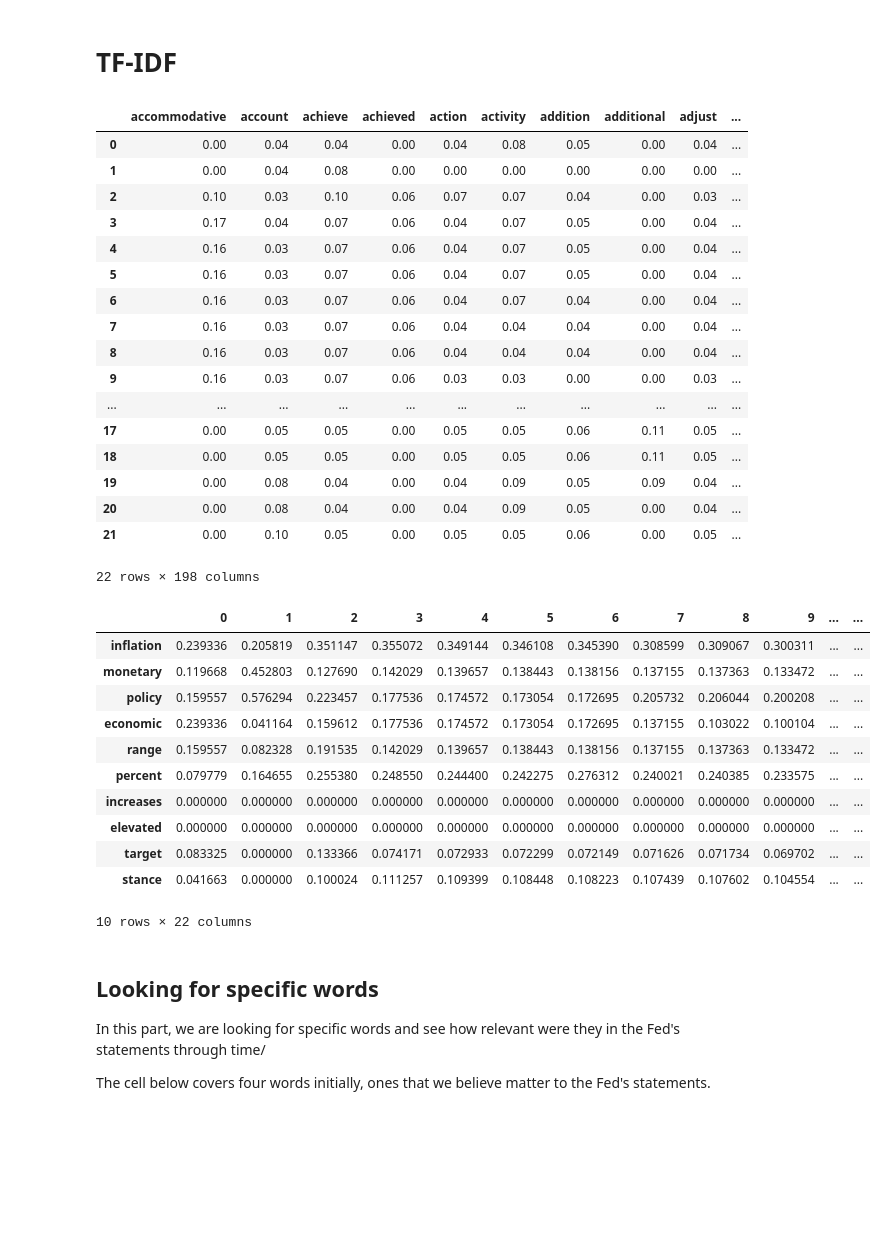
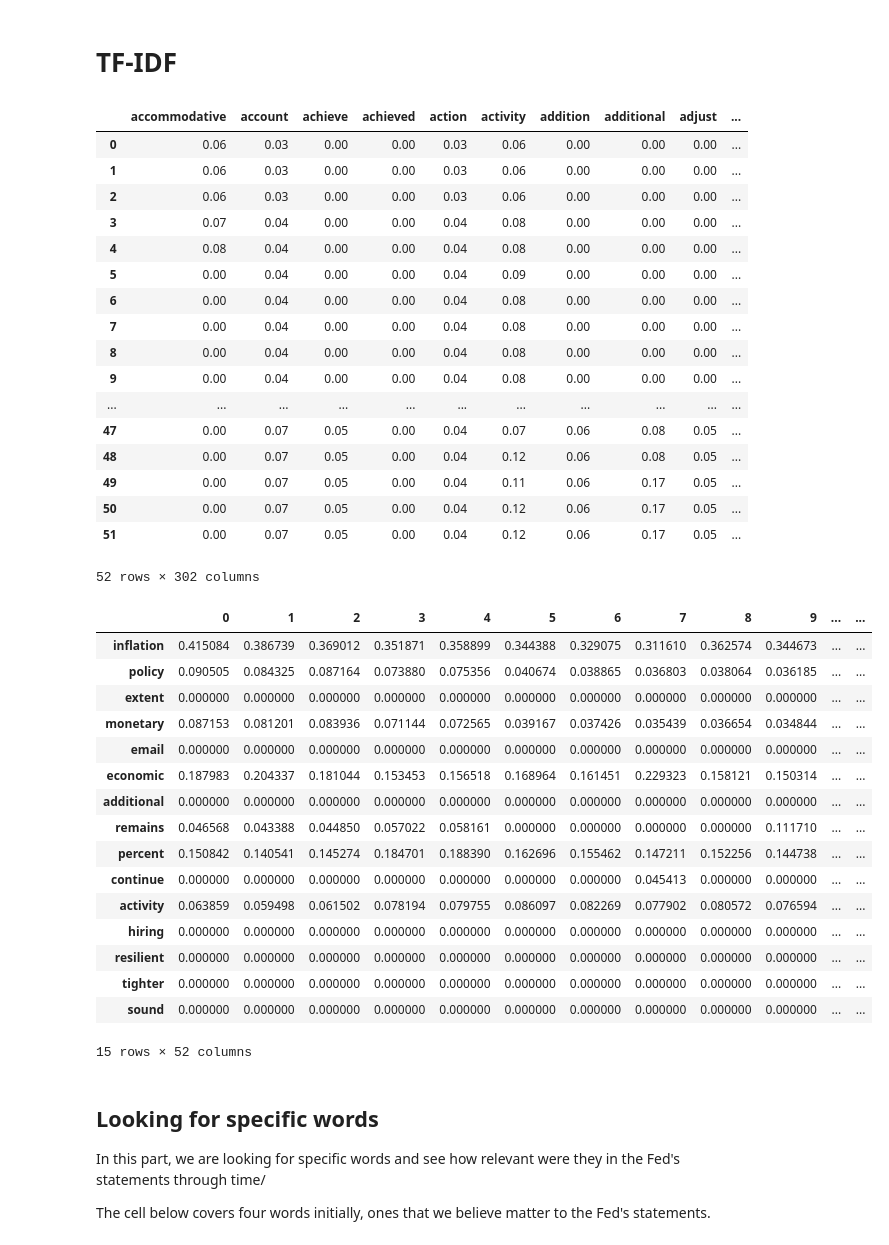
Before and after one commit to pmagtulis/fed-statement-scraper, a Jupyter notebook: fed-processing.ipynb, the cells around one changed output. Cells and saved outputs as stored; diff of their text form; code cells hidden in the pictures; blank space fills up the shorter version.

```diff
--- a/fed-processing.ipynb
+++ b/fed-processing.ipynb
@@ -60,0 +41,3 @@ df_twoyears
+# %%
+merged = merged.drop([52,53])
+merged.tail(10)
@@ -183,50 +183,52 @@ vectorizer = TfidfVectorizer(
     min_df=MIN_DF,
     preprocessor=preprocess_text
 )
-X = vectorizer.fit_transform(df_twoyears['statements'])
+X = vectorizer.fit_transform(merged['statements'])
 fed_idf = pd.DataFrame(X.toarray(), columns=vectorizer.get_feature_names_out())
 #[print(x) for x in statements.sentence]
 fed_idf.round(2)
 # %% [output]
 |  | accommodative | account | achieve | achieved | action | activity | addition | additional | adjust | ... |
-| 0 | 0.00 | 0.04 | 0.04 | 0.00 | 0.04 | 0.08 | 0.05 | 0.00 | 0.04 | ... |
-| 1 | 0.00 | 0.04 | 0.08 | 0.00 | 0.00 | 0.00 | 0.00 | 0.00 | 0.00 | ... |
-| 2 | 0.10 | 0.03 | 0.10 | 0.06 | 0.07 | 0.07 | 0.04 | 0.00 | 0.03 | ... |
-| 3 | 0.17 | 0.04 | 0.07 | 0.06 | 0.04 | 0.07 | 0.05 | 0.00 | 0.04 | ... |
-| 4 | 0.16 | 0.03 | 0.07 | 0.06 | 0.04 | 0.07 | 0.05 | 0.00 | 0.04 | ... |
-| 5 | 0.16 | 0.03 | 0.07 | 0.06 | 0.04 | 0.07 | 0.05 | 0.00 | 0.04 | ... |
-| 6 | 0.16 | 0.03 | 0.07 | 0.06 | 0.04 | 0.07 | 0.04 | 0.00 | 0.04 | ... |
-| 7 | 0.16 | 0.03 | 0.07 | 0.06 | 0.04 | 0.04 | 0.04 | 0.00 | 0.04 | ... |
-| 8 | 0.16 | 0.03 | 0.07 | 0.06 | 0.04 | 0.04 | 0.04 | 0.00 | 0.04 | ... |
-| 9 | 0.16 | 0.03 | 0.07 | 0.06 | 0.03 | 0.03 | 0.00 | 0.00 | 0.03 | ... |
+| 0 | 0.06 | 0.03 | 0.00 | 0.00 | 0.03 | 0.06 | 0.00 | 0.00 | 0.00 | ... |
+| 1 | 0.06 | 0.03 | 0.00 | 0.00 | 0.03 | 0.06 | 0.00 | 0.00 | 0.00 | ... |
+| 2 | 0.06 | 0.03 | 0.00 | 0.00 | 0.03 | 0.06 | 0.00 | 0.00 | 0.00 | ... |
+| 3 | 0.07 | 0.04 | 0.00 | 0.00 | 0.04 | 0.08 | 0.00 | 0.00 | 0.00 | ... |
+| 4 | 0.08 | 0.04 | 0.00 | 0.00 | 0.04 | 0.08 | 0.00 | 0.00 | 0.00 | ... |
+| 5 | 0.00 | 0.04 | 0.00 | 0.00 | 0.04 | 0.09 | 0.00 | 0.00 | 0.00 | ... |
+| 6 | 0.00 | 0.04 | 0.00 | 0.00 | 0.04 | 0.08 | 0.00 | 0.00 | 0.00 | ... |
+| 7 | 0.00 | 0.04 | 0.00 | 0.00 | 0.04 | 0.08 | 0.00 | 0.00 | 0.00 | ... |
+| 8 | 0.00 | 0.04 | 0.00 | 0.00 | 0.04 | 0.08 | 0.00 | 0.00 | 0.00 | ... |
+| 9 | 0.00 | 0.04 | 0.00 | 0.00 | 0.04 | 0.08 | 0.00 | 0.00 | 0.00 | ... |
 | ... | ... | ... | ... | ... | ... | ... | ... | ... | ... | ... |
-| 17 | 0.00 | 0.05 | 0.05 | 0.00 | 0.05 | 0.05 | 0.06 | 0.11 | 0.05 | ... |
-| 18 | 0.00 | 0.05 | 0.05 | 0.00 | 0.05 | 0.05 | 0.06 | 0.11 | 0.05 | ... |
-| 19 | 0.00 | 0.08 | 0.04 | 0.00 | 0.04 | 0.09 | 0.05 | 0.09 | 0.04 | ... |
-| 20 | 0.00 | 0.08 | 0.04 | 0.00 | 0.04 | 0.09 | 0.05 | 0.00 | 0.04 | ... |
-| 21 | 0.00 | 0.10 | 0.05 | 0.00 | 0.05 | 0.05 | 0.06 | 0.00 | 0.05 | ... |
+| 47 | 0.00 | 0.07 | 0.05 | 0.00 | 0.04 | 0.07 | 0.06 | 0.08 | 0.05 | ... |
+| 48 | 0.00 | 0.07 | 0.05 | 0.00 | 0.04 | 0.12 | 0.06 | 0.08 | 0.05 | ... |
+| 49 | 0.00 | 0.07 | 0.05 | 0.00 | 0.04 | 0.11 | 0.06 | 0.17 | 0.05 | ... |
+| 50 | 0.00 | 0.07 | 0.05 | 0.00 | 0.04 | 0.12 | 0.06 | 0.17 | 0.05 | ... |
+| 51 | 0.00 | 0.07 | 0.05 | 0.00 | 0.04 | 0.12 | 0.06 | 0.17 | 0.05 | ... |
-22 rows × 198 columns
+52 rows × 302 columns
 # %%
 fed_idf2 = fed_idf.transpose()
 # fed_idf2.columns = ['SONA1', 'SONA2', 'SONA3', 'SONA4', 'SONA5', 'SONA6'] #rename columns
 # %%
-fed_idf2.sort_values(21, ascending=False).head(10)
-
-#Nov 2021 marked drastic change in top 10.-- acommodative gone
-#
+fed_idf2.sort_values(51, ascending=False).head(15)
 # %% [output]
 |  | 0 | 1 | 2 | 3 | 4 | 5 | 6 | 7 | 8 | 9 | ... | ... |
-| inflation | 0.239336 | 0.205819 | 0.351147 | 0.355072 | 0.349144 | 0.346108 | 0.345390 | 0.308599 | 0.309067 | 0.300311 | ... | ... |
-| monetary | 0.119668 | 0.452803 | 0.127690 | 0.142029 | 0.139657 | 0.138443 | 0.138156 | 0.137155 | 0.137363 | 0.133472 | ... | ... |
-| policy | 0.159557 | 0.576294 | 0.223457 | 0.177536 | 0.174572 | 0.173054 | 0.172695 | 0.205732 | 0.206044 | 0.200208 | ... | ... |
-| economic | 0.239336 | 0.041164 | 0.159612 | 0.177536 | 0.174572 | 0.173054 | 0.172695 | 0.137155 | 0.103022 | 0.100104 | ... | ... |
-| range | 0.159557 | 0.082328 | 0.191535 | 0.142029 | 0.139657 | 0.138443 | 0.138156 | 0.137155 | 0.137363 | 0.133472 | ... | ... |
-| percent | 0.079779 | 0.164655 | 0.255380 | 0.248550 | 0.244400 | 0.242275 | 0.276312 | 0.240021 | 0.240385 | 0.233575 | ... | ... |
-| increases | 0.000000 | 0.000000 | 0.000000 | 0.000000 | 0.000000 | 0.000000 | 0.000000 | 0.000000 | 0.000000 | 0.000000 | ... | ... |
-| elevated | 0.000000 | 0.000000 | 0.000000 | 0.000000 | 0.000000 | 0.000000 | 0.000000 | 0.000000 | 0.000000 | 0.000000 | ... | ... |
-| target | 0.083325 | 0.000000 | 0.133366 | 0.074171 | 0.072933 | 0.072299 | 0.072149 | 0.071626 | 0.071734 | 0.069702 | ... | ... |
-| stance | 0.041663 | 0.000000 | 0.100024 | 0.111257 | 0.109399 | 0.108448 | 0.108223 | 0.107439 | 0.107602 | 0.104554 | ... | ... |
+| inflation | 0.415084 | 0.386739 | 0.369012 | 0.351871 | 0.358899 | 0.344388 | 0.329075 | 0.311610 | 0.362574 | 0.344673 | ... | ... |
+| policy | 0.090505 | 0.084325 | 0.087164 | 0.073880 | 0.075356 | 0.040674 | 0.038865 | 0.036803 | 0.038064 | 0.036185 | ... | ... |
+| extent | 0.000000 | 0.000000 | 0.000000 | 0.000000 | 0.000000 | 0.000000 | 0.000000 | 0.000000 | 0.000000 | 0.000000 | ... | ... |
+| monetary | 0.087153 | 0.081201 | 0.083936 | 0.071144 | 0.072565 | 0.039167 | 0.037426 | 0.035439 | 0.036654 | 0.034844 | ... | ... |
+| email | 0.000000 | 0.000000 | 0.000000 | 0.000000 | 0.000000 | 0.000000 | 0.000000 | 0.000000 | 0.000000 | 0.000000 | ... | ... |
+| economic | 0.187983 | 0.204337 | 0.181044 | 0.153453 | 0.156518 | 0.168964 | 0.161451 | 0.229323 | 0.158121 | 0.150314 | ... | ... |
+| additional | 0.000000 | 0.000000 | 0.000000 | 0.000000 | 0.000000 | 0.000000 | 0.000000 | 0.000000 | 0.000000 | 0.000000 | ... | ... |
+| remains | 0.046568 | 0.043388 | 0.044850 | 0.057022 | 0.058161 | 0.000000 | 0.000000 | 0.000000 | 0.000000 | 0.111710 | ... | ... |
+| percent | 0.150842 | 0.140541 | 0.145274 | 0.184701 | 0.188390 | 0.162696 | 0.155462 | 0.147211 | 0.152256 | 0.144738 | ... | ... |
+| continue | 0.000000 | 0.000000 | 0.000000 | 0.000000 | 0.000000 | 0.000000 | 0.000000 | 0.045413 | 0.000000 | 0.000000 | ... | ... |
+| activity | 0.063859 | 0.059498 | 0.061502 | 0.078194 | 0.079755 | 0.086097 | 0.082269 | 0.077902 | 0.080572 | 0.076594 | ... | ... |
+| hiring | 0.000000 | 0.000000 | 0.000000 | 0.000000 | 0.000000 | 0.000000 | 0.000000 | 0.000000 | 0.000000 | 0.000000 | ... | ... |
+| resilient | 0.000000 | 0.000000 | 0.000000 | 0.000000 | 0.000000 | 0.000000 | 0.000000 | 0.000000 | 0.000000 | 0.000000 | ... | ... |
+| tighter | 0.000000 | 0.000000 | 0.000000 | 0.000000 | 0.000000 | 0.000000 | 0.000000 | 0.000000 | 0.000000 | 0.000000 | ... | ... |
+| sound | 0.000000 | 0.000000 | 0.000000 | 0.000000 | 0.000000 | 0.000000 | 0.000000 | 0.000000 | 0.000000 | 0.000000 | ... | ... |
-10 rows × 22 columns
+15 rows × 52 columns
 # %% [markdown]
 ## Looking for specific words
 
```
Also changed, not shown: parts of 21 cells of this notebook, 2 other files.
